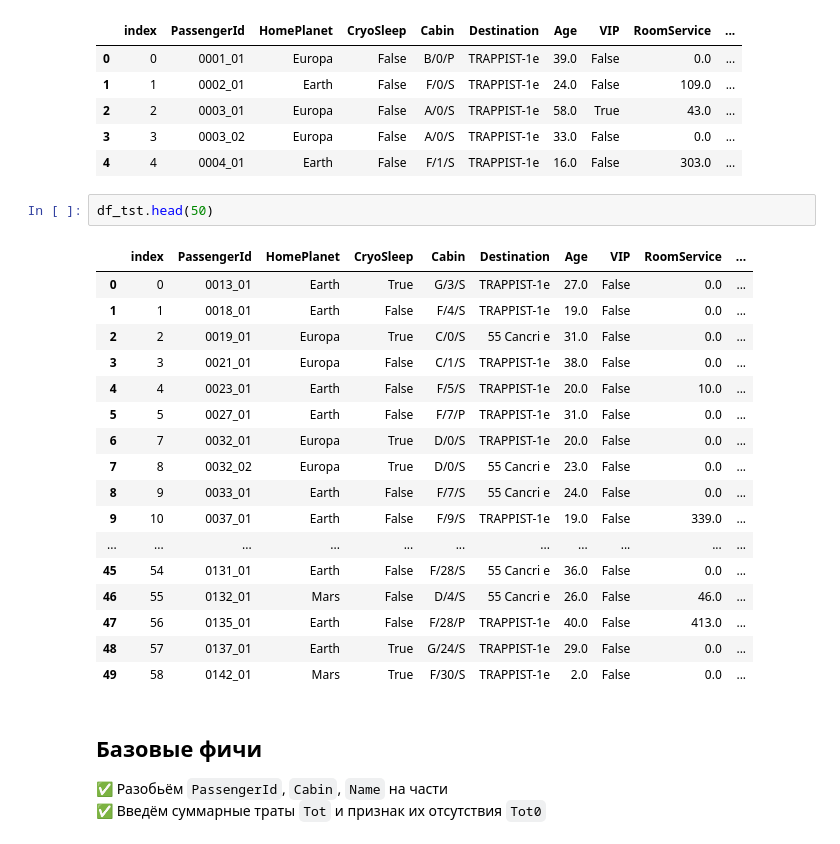
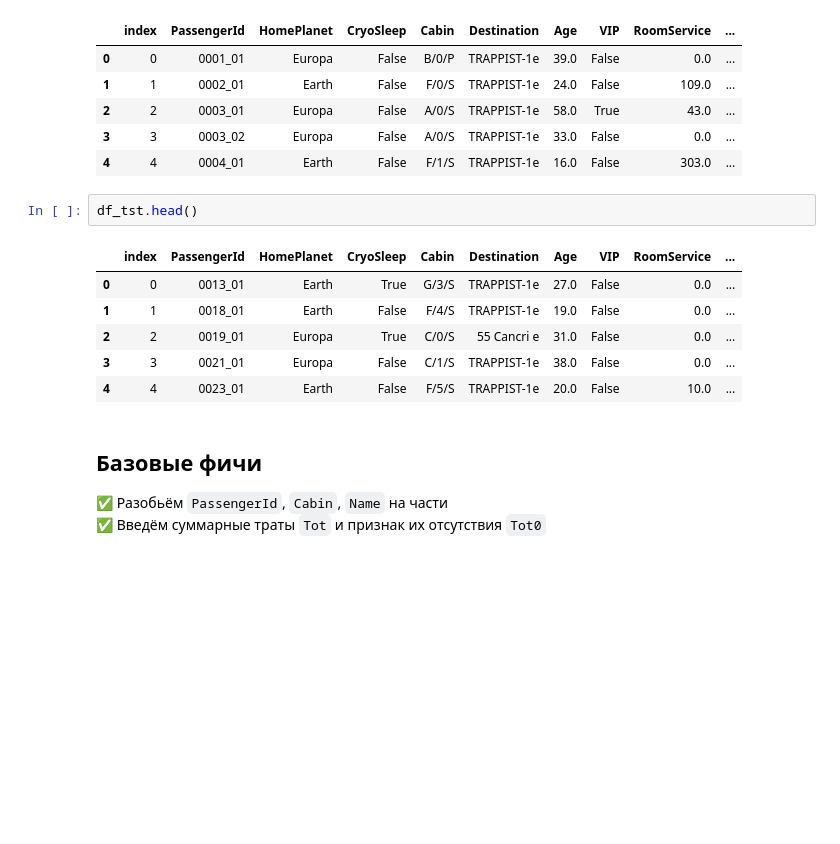
Before and after one commit to steps137/ML, a Jupyter notebook: ML/Titanic/Titanic-Data.ipynb, the cells around one changed output. Saved outputs shown, nothing was run; the diff lists cells and outputs as text; blank space fills up the shorter version.

```diff
--- a/ML/Titanic/Titanic-Data.ipynb
+++ b/ML/Titanic/Titanic-Data.ipynb
@@ -118,25 +118,14 @@ df_trn.head()
 | 3 | 3 | 0003_02 | Europa | False | A/0/S | TRAPPIST-1e | 33.0 | False | 0.0 | ... |
 | 4 | 4 | 0004_01 | Earth | False | F/1/S | TRAPPIST-1e | 16.0 | False | 303.0 | ... |
 # %%
-df_tst.head(50)
+df_tst.head()
 # %% [output]
 |  | index | PassengerId | HomePlanet | CryoSleep | Cabin | Destination | Age | VIP | RoomService | ... |
 | 0 | 0 | 0013_01 | Earth | True | G/3/S | TRAPPIST-1e | 27.0 | False | 0.0 | ... |
 | 1 | 1 | 0018_01 | Earth | False | F/4/S | TRAPPIST-1e | 19.0 | False | 0.0 | ... |
 | 2 | 2 | 0019_01 | Europa | True | C/0/S | 55 Cancri e | 31.0 | False | 0.0 | ... |
 | 3 | 3 | 0021_01 | Europa | False | C/1/S | TRAPPIST-1e | 38.0 | False | 0.0 | ... |
 | 4 | 4 | 0023_01 | Earth | False | F/5/S | TRAPPIST-1e | 20.0 | False | 10.0 | ... |
-| 5 | 5 | 0027_01 | Earth | False | F/7/P | TRAPPIST-1e | 31.0 | False | 0.0 | ... |
-| 6 | 7 | 0032_01 | Europa | True | D/0/S | TRAPPIST-1e | 20.0 | False | 0.0 | ... |
-| 7 | 8 | 0032_02 | Europa | True | D/0/S | 55 Cancri e | 23.0 | False | 0.0 | ... |
-| 8 | 9 | 0033_01 | Earth | False | F/7/S | 55 Cancri e | 24.0 | False | 0.0 | ... |
-| 9 | 10 | 0037_01 | Earth | False | F/9/S | TRAPPIST-1e | 19.0 | False | 339.0 | ... |
-| ... | ... | ... | ... | ... | ... | ... | ... | ... | ... | ... |
-| 45 | 54 | 0131_01 | Earth | False | F/28/S | 55 Cancri e | 36.0 | False | 0.0 | ... |
-| 46 | 55 | 0132_01 | Mars | False | D/4/S | 55 Cancri e | 26.0 | False | 46.0 | ... |
-| 47 | 56 | 0135_01 | Earth | False | F/28/P | TRAPPIST-1e | 40.0 | False | 413.0 | ... |
-| 48 | 57 | 0137_01 | Earth | True | G/24/S | TRAPPIST-1e | 29.0 | False | 0.0 | ... |
-| 49 | 58 | 0142_01 | Mars | True | F/30/S | TRAPPIST-1e | 2.0 | False | 0.0 | ... |
 # %% [markdown]
 ## Базовые фичи
 
```
Also changed, not shown: parts of 5 cells of this notebook.
